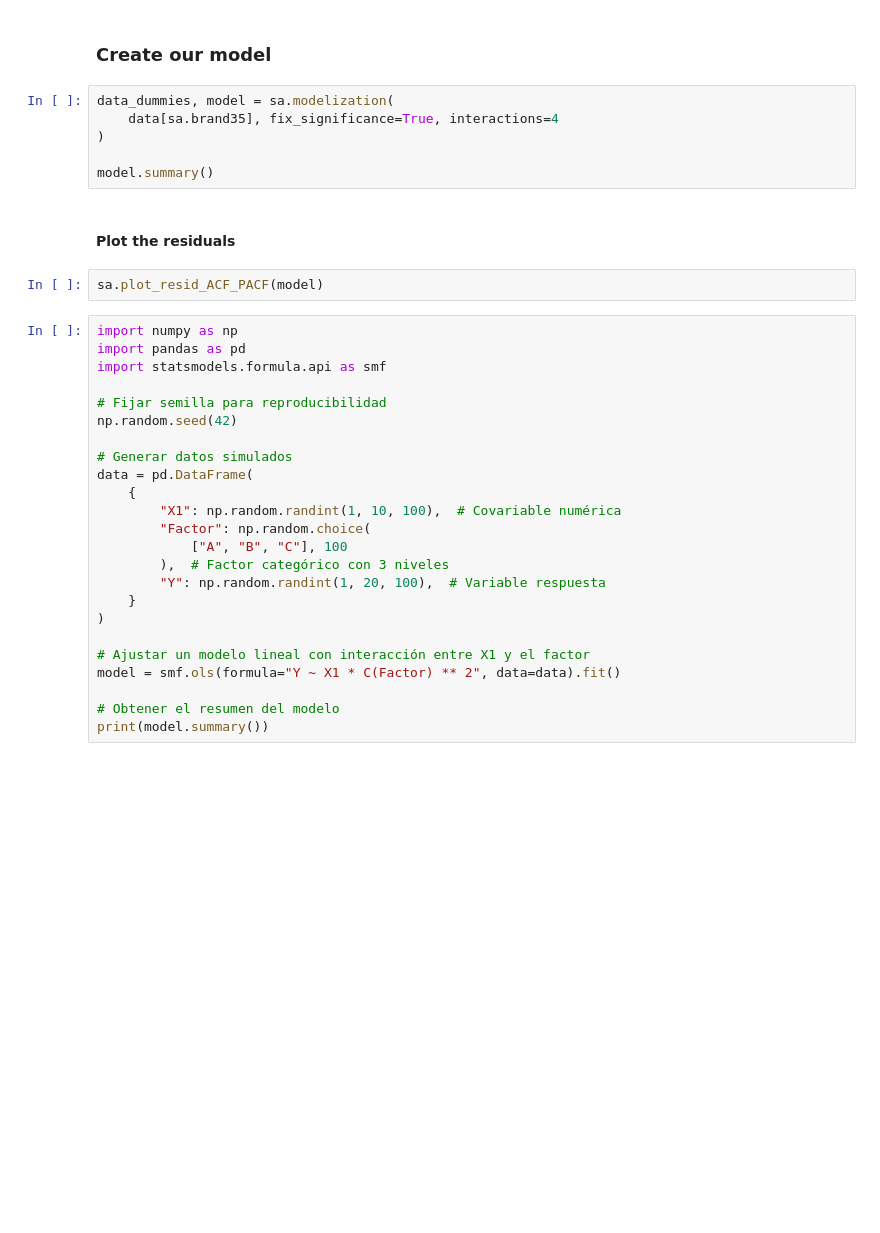
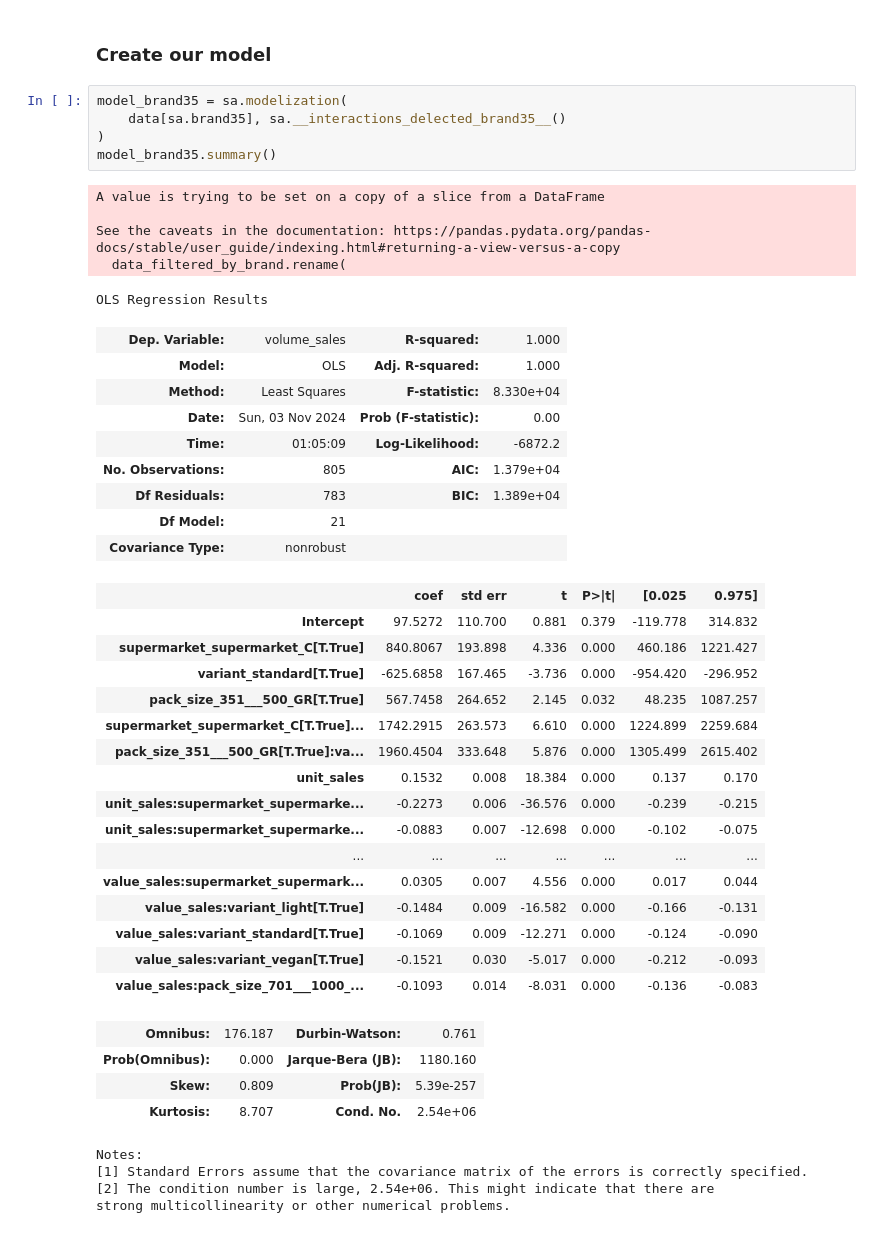
Before and after one commit to oscarjibou/BT-DataAnalysis, a Jupyter notebook: data_analysis.ipynb, the cells around one changed output. Drawn from its saved outputs; the diff is of its cells as text; blank space fills up the shorter version.

Commit message:
modelo regresion lineal completado

```diff
--- a/data_analysis.ipynb
+++ b/data_analysis.ipynb
@@ -11,36 +18,46 @@ data = sa.data
 # %% [markdown]
 ### Create our model
 # %%
-data_dummies, model = sa.modelization(
-    data[sa.brand35], fix_significance=True, interactions=4
+model_brand35 = sa.modelization(
+    data[sa.brand35], sa.__interactions_delected_brand35__()
 )
-
-model.summary()
+model_brand35.summary()
+# %% [output]
+A value is trying to be set on a copy of a slice from a DataFrame
+
+See the caveats in the documentation: https://pandas.pydata.org/pandas-docs/stable/user_guide/indexing.html#returning-a-view-versus-a-copy
+  data_filtered_by_brand.rename(
+OLS Regression Results
+| Dep. Variable: | volume_sales | R-squared: | 1.000 |
+| Model: | OLS | Adj. R-squared: | 1.000 |
+| Method: | Least Squares | F-statistic: | 8.330e+04 |
+| Date: | Sun, 03 Nov 2024 | Prob (F-statistic): | 0.00 |
+| Time: | 01:05:09 | Log-Likelihood: | -6872.2 |
+| No. Observations: | 805 | AIC: | 1.379e+04 |
+| Df Residuals: | 783 | BIC: | 1.389e+04 |
+| Df Model: | 21 |  |  |
+| Covariance Type: | nonrobust |  |  |
+|  | coef | std err | t | P>|t| | [0.025 | 0.975] |
+| Intercept | 97.5272 | 110.700 | 0.881 | 0.379 | -119.778 | 314.832 |
+| supermarket_supermarket_C[T.True] | 840.8067 | 193.898 | 4.336 | 0.000 | 460.186 | 1221.427 |
+| variant_standard[T.True] | -625.6858 | 167.465 | -3.736 | 0.000 | -954.420 | -296.952 |
+| pack_size_351___500_GR[T.True] | 567.7458 | 264.652 | 2.145 | 0.032 | 48.235 | 1087.257 |
+| supermarket_supermarket_C[T.True]... | 1742.2915 | 263.573 | 6.610 | 0.000 | 1224.899 | 2259.684 |
+| pack_size_351___500_GR[T.True]:va... | 1960.4504 | 333.648 | 5.876 | 0.000 | 1305.499 | 2615.402 |
+| unit_sales | 0.1532 | 0.008 | 18.384 | 0.000 | 0.137 | 0.170 |
+| unit_sales:supermarket_supermarke... | -0.2273 | 0.006 | -36.576 | 0.000 | -0.239 | -0.215 |
+| unit_sales:supermarket_supermarke... | -0.0883 | 0.007 | -12.698 | 0.000 | -0.102 | -0.075 |
+| ... | ... | ... | ... | ... | ... | ... |
+| value_sales:supermarket_supermark... | 0.0305 | 0.007 | 4.556 | 0.000 | 0.017 | 0.044 |
+| value_sales:variant_light[T.True] | -0.1484 | 0.009 | -16.582 | 0.000 | -0.166 | -0.131 |
+| value_sales:variant_standard[T.True] | -0.1069 | 0.009 | -12.271 | 0.000 | -0.124 | -0.090 |
+| value_sales:variant_vegan[T.True] | -0.1521 | 0.030 | -5.017 | 0.000 | -0.212 | -0.093 |
+| value_sales:pack_size_701___1000_... | -0.1093 | 0.014 | -8.031 | 0.000 | -0.136 | -0.083 |
+| Omnibus: | 176.187 | Durbin-Watson: | 0.761 |
+| Prob(Omnibus): | 0.000 | Jarque-Bera (JB): | 1180.160 |
+| Skew: | 0.809 | Prob(JB): | 5.39e-257 |
+| Kurtosis: | 8.707 | Cond. No. | 2.54e+06 |
+Notes:
+[1] Standard Errors assume that the covariance matrix of the errors is correctly specified.
+[2] The condition number is large, 2.54e+06. This might indicate that there are
+strong multicollinearity or other numerical problems.
-# %% [markdown]
-#### Plot the residuals
-# %%
-sa.plot_resid_ACF_PACF(model)
-# %%
-import numpy as np
-import pandas as pd
-import statsmodels.formula.api as smf
-
-# Fijar semilla para reproducibilidad
-np.random.seed(42)
-
-# Generar datos simulados
-data = pd.DataFrame(
-    {
-        "X1": np.random.randint(1, 10, 100),  # Covariable numérica
-        "Factor": np.random.choice(
-            ["A", "B", "C"], 100
-        ),  # Factor categórico con 3 niveles
-        "Y": np.random.randint(1, 20, 100),  # Variable respuesta
-    }
-)
-
-# Ajustar un modelo lineal con interacción entre X1 y el factor
-model = smf.ols(formula="Y ~ X1 * C(Factor) ** 2", data=data).fit()
-
-# Obtener el resumen del modelo
-print(model.summary())
```
Also changed, not shown: parts of 1 cell of this notebook, 6 other files.
